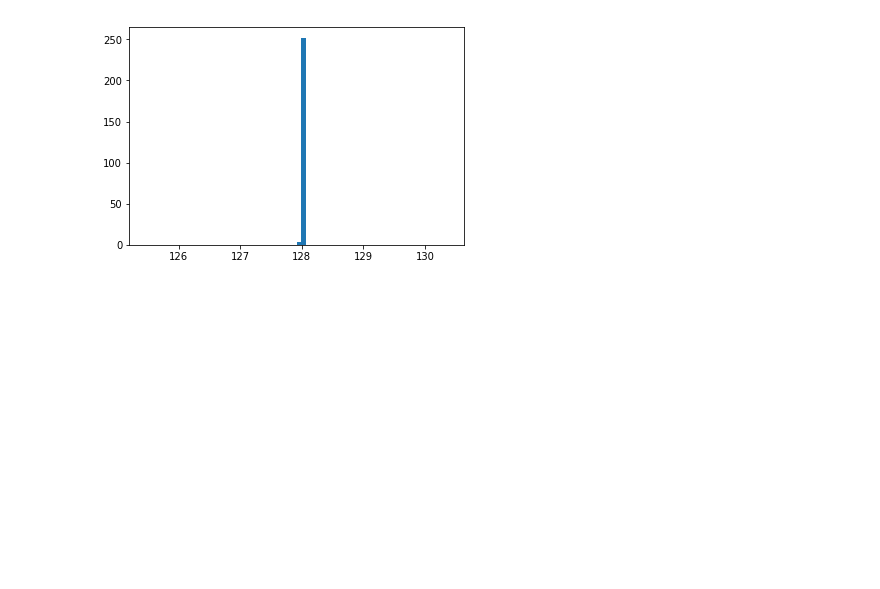
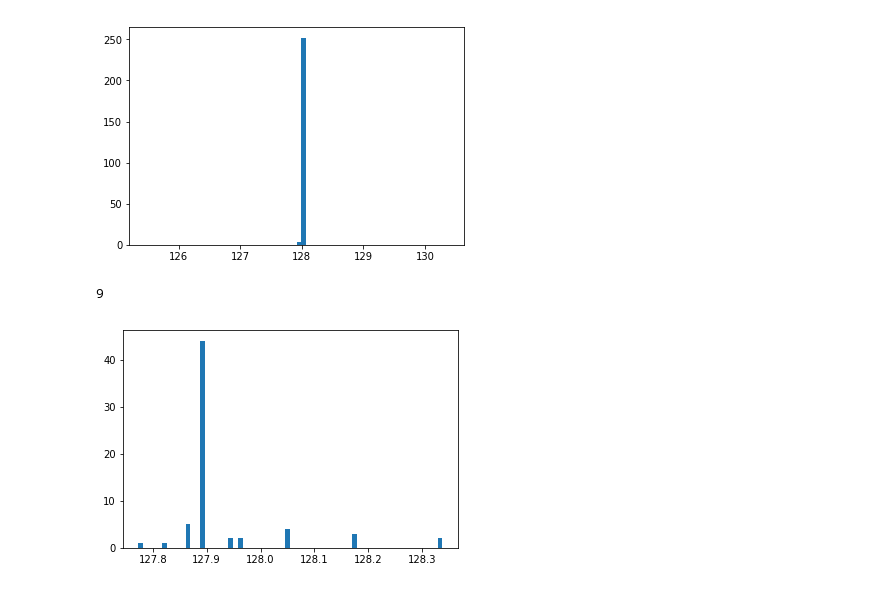
Before and after one commit to daishinmutaku/si-mss-py, a Jupyter notebook: jupyter/exp.ipynb, the cells around one changed output. Cells and saved outputs as stored; diff of their text form; code cells hidden in the pictures; blank space fills up the shorter version.

```diff
--- a/jupyter/exp.ipynb
+++ b/jupyter/exp.ipynb
@@ -222,3 +222,11 @@ plt.show()
 # %% [output]
 [figure]
 [figure]
+# %%
+vecY =[128.17800183801273, 127.89313386357246, 127.94072056315801, 128.3378042265133, 128.17800183801273, 127.89313386357246, 127.94072056315801, 127.89313386357246, 127.89313386357246, 127.89313386357246, 127.89313386357246, 128.0539391683268, 127.89313386357246, 127.89313386357246, 127.89313386357246, 127.89313386357246, 128.0539391683268, 127.89313386357246, 127.89313386357246, 127.89313386357246, 127.77256659624474, 127.89313386357246, 127.89313386357246, 127.89313386357246, 128.3378042265133, 127.86944356271184, 127.89313386357246, 127.89313386357246, 128.0539391683268, 128.0539391683268, 127.89313386357246, 127.89313386357246, 127.89313386357246, 127.82168447637149, 127.89313386357246, 127.89313386357246, 127.96486050318003, 127.96486050318003, 127.89313386357246, 127.89313386357246, 127.89313386357246, 127.86944356271184, 127.86944356271184, 128.17800183801273, 127.89313386357246, 127.89313386357246, 127.89313386357246, 127.89313386357246, 127.86944356271184, 127.89313386357246, 127.89313386357246, 127.89313386357246, 127.89313386357246, 127.89313386357246, 127.89313386357246, 127.89313386357246, 127.89313386357246, 127.89313386357246, 127.89313386357246, 127.89313386357246, 127.89313386357246, 127.89313386357246, 127.89313386357246, 127.86944356271184]
+print(area_num(vecY))
+plt.hist(vecY, bins=64)
+plt.show()
+# %% [output]
+9
+[figure, added]
```
Also changed, not shown: 8 other files.
